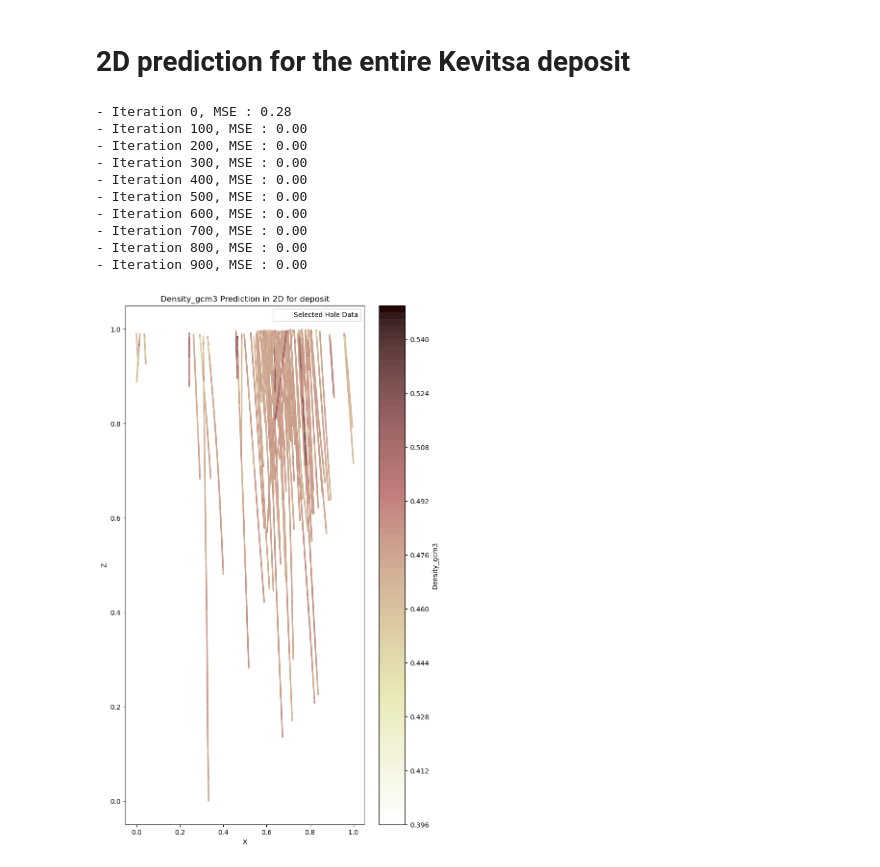
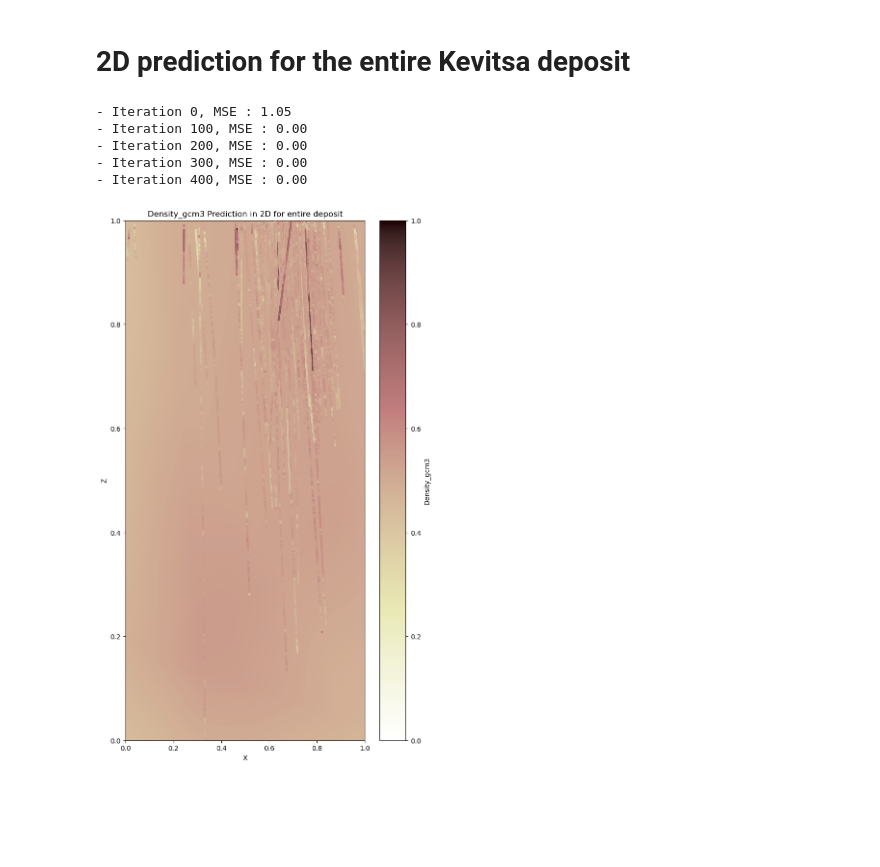
Before and after one commit to Fabian-Leal/PhD-Thesis---Incorporating-Deep-Learning-into-Statistical-Models-for-Spatial-Interpolation, a Jupyter notebook: Paper 3 PhD BNNs for multivariate predictions/NN 2D full deposit.ipynb, the cells around one changed output. Drawn from its saved outputs; the diff is of its cells as text; code cells hidden in the pictures; blank space fills up the shorter version.

Commit message:
unnormalise colorbar

```diff
--- a/Paper 3 PhD BNNs for multivariate predictions/NN 2D full deposit.ipynb
+++ b/Paper 3 PhD BNNs for multivariate predictions/NN 2D full deposit.ipynb
@@ -52,16 +53,16 @@ x_test = x[np.sort(test_indices)]
 y_test = y[np.sort(test_indices)]
 
 model = nn.Sequential(
-nn.Linear(in_features=2, out_features=20),
+nn.Linear(in_features=2, out_features=200),
 nn.ReLU(),
-nn.Linear(in_features=20, out_features=1)
+nn.Linear(in_features=200, out_features=1)
 )
 
 mse_loss = nn.MSELoss()
 
 optimizer = optim.Adam(model.parameters(), lr=0.01)
 
-for step in range(1000):
+for step in range(500):
     pre = model(x_train)
     mse = mse_loss(pre, y_train)
     cost = mse
@@ -73,52 +74,53 @@ for step in range(1000):
     if step % 100 == 0:
         print('- Iteration %d, MSE : %2.2f' % (step, mse.item()))
 
 
 
 # Define a grid of points for prediction
 x_grid_hole = np.linspace(x[:, 0].min(), x[:, 0].max(), 100)
 y_grid_hole = np.linspace(x[:, 1].min(), x[:, 1].max(), 100)
 xv_hole, yv_hole = np.meshgrid(x_grid_hole, y_grid_hole)
 xy_grid_hole = np.c_[xv_hole.ravel(), yv_hole.ravel()]
 
 # Make predictions for the grid
 predictions_hole = model(torch.tensor(xy_grid_hole, dtype=torch.float32))
 
 # Reshape the predictions to match the grid shape
 predictions_hole = predictions_hole.data.numpy().reshape(xv_hole.shape)
 
 
+# Pool the values from predictions_hole and y_hole
+pooled_values = np.concatenate([predictions_hole.ravel(), y.data.numpy()[:, 0]])
+
+# Determine the minimum and maximum values for the color mapping
+vmin = np.min(pooled_values)
+vmax = np.max(pooled_values)
+
+# Create a ScalarMappable for both plots using the same criteria
+sm = ScalarMappable(cmap='pink_r')
+sm.set_array([])  # Set an empty array to enforce the same vmin and vmax
+sm.set_clim(vmin, vmax)  # Set the same vmin and vmax
+
+plt.figure(figsize=(8, 14))
+
+contour_hole = plt.contourf(xv_hole, yv_hole, predictions_hole, cmap='pink_r', vmin=vmin, vmax=vmax, levels=500)  # Adjust levels as needed
+scatter = plt.scatter(x.data.numpy()[:, 0], x.data.numpy()[:, 1], c=y.data.numpy(), cmap='pink_r', vmin=vmin, vmax=vmax, s=4, label='Selected Hole Data')
 
 # Optionally, you can scatter plot the data points for this specific hole
-plt.figure(figsize=(8, 14))
 
-plt.scatter(x.data.numpy()[:, 0], x.data.numpy()[:, 1], c=y.data.numpy(), cmap='pink_r', s=2, label='Selected Hole Data')
+# Add a colorbar associated with both plots
+cb = plt.colorbar(sm, label=mineral)
 
-plt.colorbar(contour_hole, label=mineral)
-plt.legend()
+# Set the color mapping based on the scatter plot
+
 plt.xlabel('X')
 plt.ylabel('Z')
-plt.title(f'{mineral} Prediction in 2D for deposit')
+plt.title(f'{mineral} Prediction in 2D for entire deposit')
 plt.show()
-
-# Plot the contour plot of the mineral predictions for the selected hole
-plt.figure(figsize=(8, 14))
-contour_hole = plt.contourf(xv_hole, yv_hole, predictions_hole, cmap='pink_r', levels=100)  # Adjust levels as needed
-
-plt.colorbar(contour_hole, label=mineral)
-plt.xlabel('X')
-plt.ylabel('Z')
-plt.title(f'{mineral} Prediction in 2D for deposit')
-plt.show()
 # %% [output]
-- Iteration 0, MSE : 0.28
+- Iteration 0, MSE : 1.05
 - Iteration 100, MSE : 0.00
 - Iteration 200, MSE : 0.00
 - Iteration 300, MSE : 0.00
 - Iteration 400, MSE : 0.00
-- Iteration 500, MSE : 0.00
-- Iteration 600, MSE : 0.00
-- Iteration 700, MSE : 0.00
-- Iteration 800, MSE : 0.00
-- Iteration 900, MSE : 0.00
-[figure, old version]
+[figure, new version]
```
Also changed, not shown: parts of 2 cells of this notebook, 1 other file.
